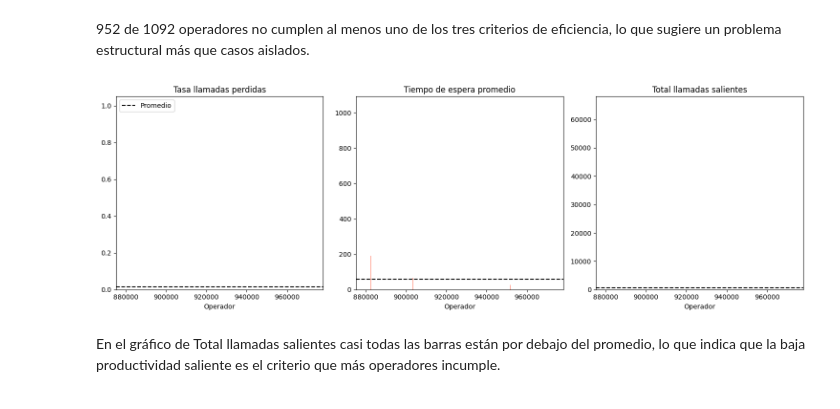
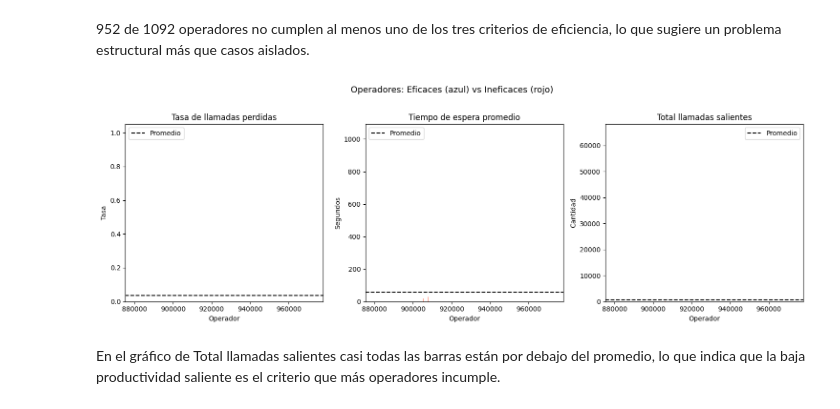
Before and after one commit to camilo180700/Final_Project_DA, a Jupyter notebook: Telecom_project/analysis_telecom.ipynb, the cells around one changed output. Drawn from its saved outputs; the diff is of its cells as text; code cells hidden in the pictures.

```diff
--- a/Telecom_project/analysis_telecom.ipynb
+++ b/Telecom_project/analysis_telecom.ipynb
@@ -264,32 +269,39 @@ Operadores eficaces:   156
 # %%
 fig, axes = plt.subplots(1, 3, figsize=(15, 5))
 
 # Colores según eficaz/ineficaz
 colores = operator_stats['ineficaz'].map({True: 'tomato', False: 'steelblue'})
 
-# Tasa de perdidas
+# Gráfico 1: Tasa de llamadas perdidas
 axes[0].bar(operator_stats.index, operator_stats['missed_rate'], color=colores)
 axes[0].axhline(u_missed, color='black', linestyle='--', label='Promedio')
-axes[0].set_title('Tasa llamadas perdidas')
+axes[0].set_title('Tasa de llamadas perdidas')
 axes[0].set_xlabel('Operador')
+axes[0].set_ylabel('Tasa')
 axes[0].legend()
 
-# Tiempo de espera
+# Gráfico 2: Tiempo de espera
 axes[1].bar(operator_stats.index, operator_stats['avg_waiting'], color=colores)
-axes[1].axhline(u_waiting, color='black', linestyle='--')
+axes[1].axhline(u_waiting, color='black', linestyle='--', label='Promedio')
 axes[1].set_title('Tiempo de espera promedio')
 axes[1].set_xlabel('Operador')
+axes[1].set_ylabel('Segundos')
+axes[1].legend()
 
-# Llamadas salientes
+# Gráfico 3: Llamadas salientes
 axes[2].bar(operator_stats.index, operator_stats['total_outgoing'], color=colores)
-axes[2].axhline(u_out, color='black', linestyle='--')
+axes[2].axhline(u_out, color='black', linestyle='--', label='Promedio')
 axes[2].set_title('Total llamadas salientes')
 axes[2].set_xlabel('Operador')
+axes[2].set_ylabel('Cantidad')
+axes[2].legend()
 
+plt.suptitle('Operadores: Eficaces (azul) vs Ineficaces (rojo)',
+             fontsize=13, y=1.02)
 plt.tight_layout()
 plt.show()
 # %% [output]
-[figure, old version]
+[figure, new version]
 # %% [markdown]
 En el gráfico de Total llamadas salientes casi todas las barras están por debajo del promedio, lo que indica que la baja productividad saliente es el criterio que más operadores incumple.
 # %%
```
Also changed, not shown: parts of 11 cells of this notebook, 1 other file.
